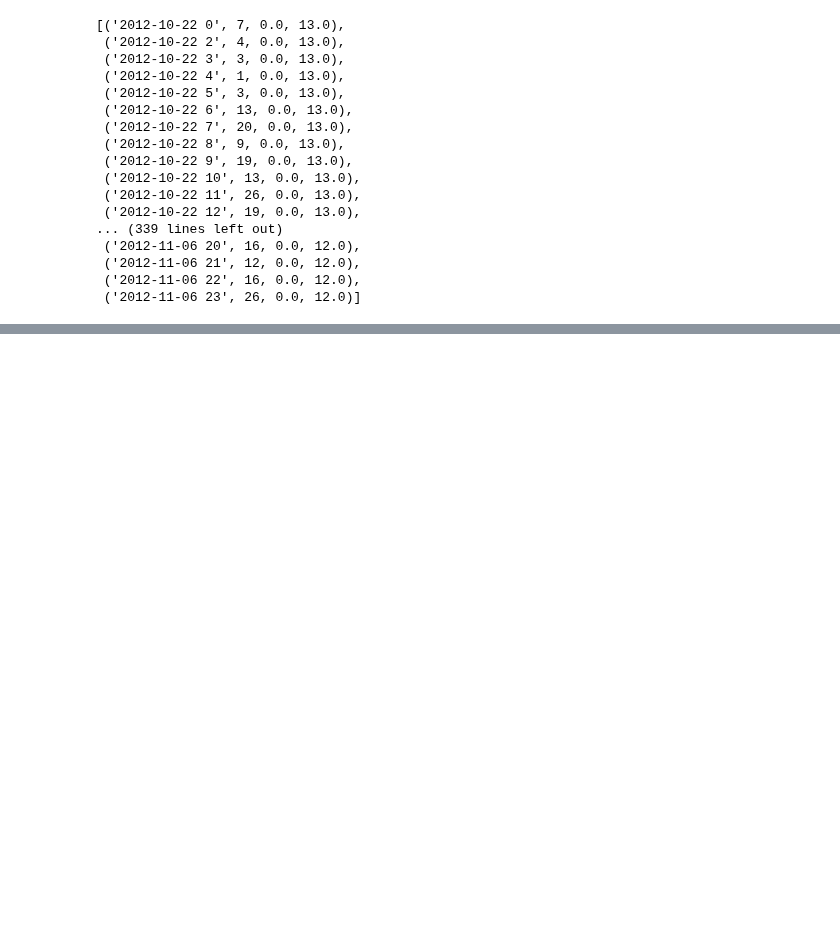
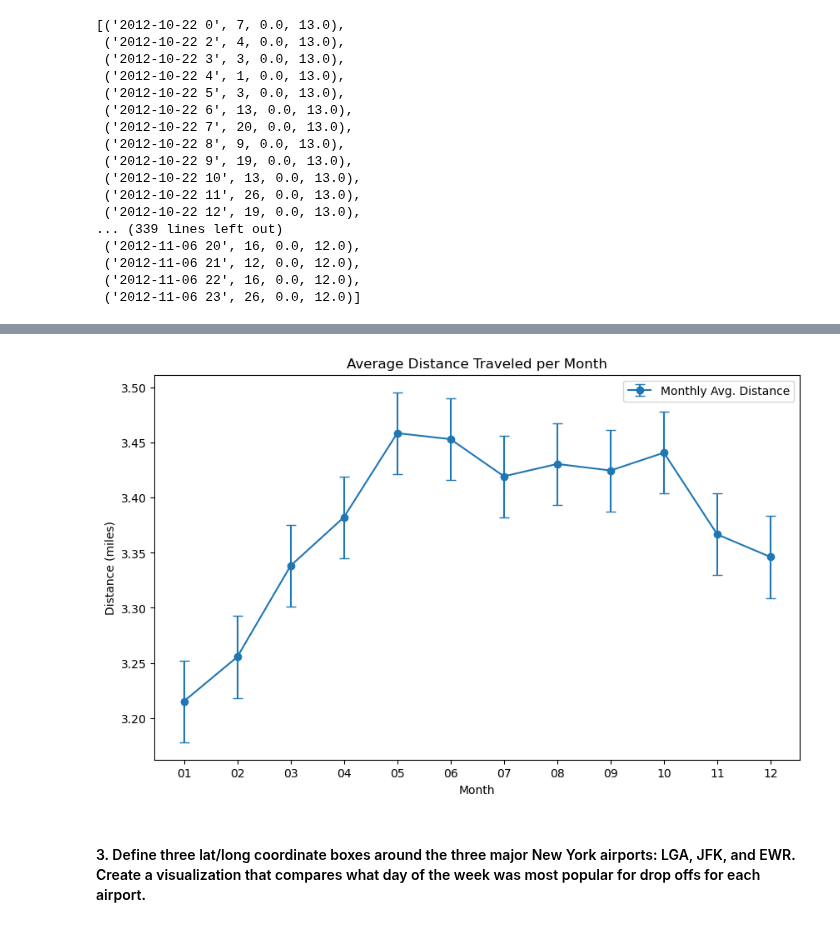
Before and after one commit to wangyf99/final-project, a Jupyter notebook: Group_project.ipynb, the cells around one changed output, grey strips where cells are left out. Saved outputs shown, nothing was run; the diff lists cells and outputs as text; code cells hidden in the pictures; blank space fills up the shorter version.

```diff
--- a/Group_project.ipynb
+++ b/Group_project.ipynb
@@ -964,0 +1002,44 @@ save_query("q6_hurricane_precipitation.sql", query_6_hurricane_precipitation)
+# %%
+def combined_data():
+    query = """
+    SELECT strftime('%m', pickup_datetime) AS month, AVG(distance) as avg_dis
+    FROM taxi_data
+    GROUP BY month
+    UNION ALL
+    SELECT strftime('%m', pickup_datetime) AS month,  AVG(distance) as avg_dis
+    FROM uber_data
+    GROUP BY month
+    """
+    df = pd.read_sql_query(query, engine)
+    grouped_df = df.groupby('month').mean()
+    return grouped_df
+# %%
+def confidence_interval(data, confidence=0.95):
+    n = len(data)
+    mean = data.mean()
+    std_dev = data.std(ddof=1)
+    t_value = 1.645
+    std_error = std_dev / math.sqrt(n)
+    lower = mean - t_value * std_error
+    upper = mean + t_value * std_error
+    return (mean, lower, upper)
+# %%
+def plot_monthly_avg_distance(data):
+    means = data['avg_dis']
+    mean, lower, upper = confidence_interval(means)
+
+    plt.figure(figsize=(10, 6))
+    plt.errorbar(data.index, data['avg_dis'], yerr=(upper-lower)/2, fmt='o-', capsize=4, label='Monthly Avg. Distance')
+    plt.title('Average Distance Traveled per Month')
+    plt.xlabel('Month')
+    plt.ylabel('Distance (miles)')
+    plt.legend()
+    plt.show()
+
+
+data = combined_data()
+plot_monthly_avg_distance(data)
+# %% [output]
+[figure, added]
+# %% [markdown]
+#### 3. Define three lat/long coordinate boxes around the three major New York airports: LGA, JFK, and EWR. Create a visualization that compares what day of the week was most popular for drop offs for each airport.
```
Also changed, not shown: parts of 17 cells of this notebook.
